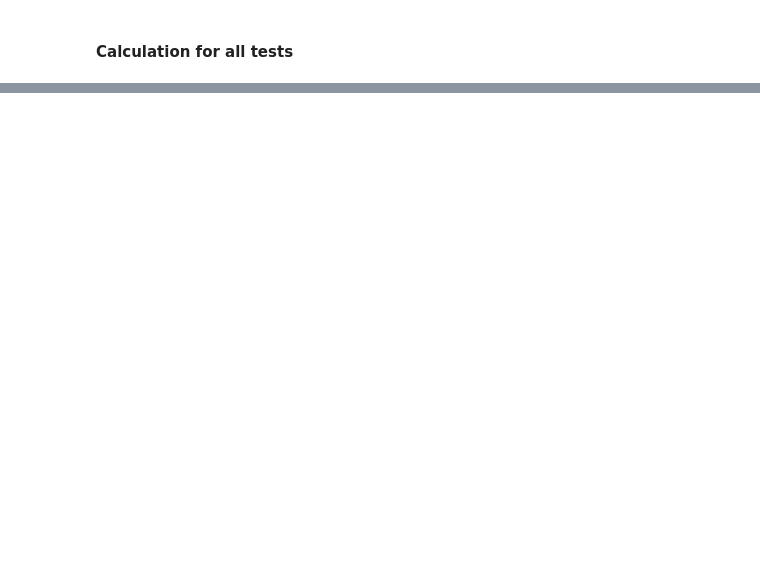
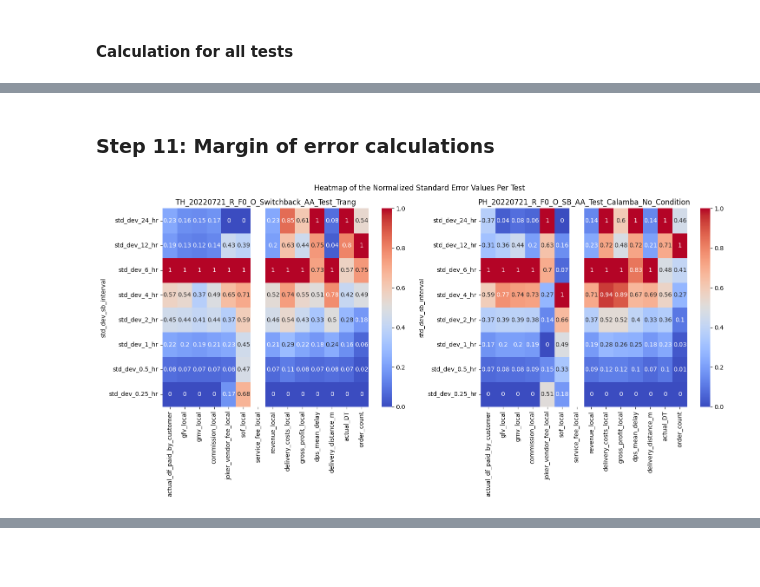
Before and after one commit to omar-elmaria/switchback_test_dag, a Jupyter notebook: notebooks/deep_dive_analyses.ipynb, the cells around one changed output, grey strips where cells are left out. Cells and saved outputs as stored; diff of their text form; code cells hidden in the pictures; blank space fills up the shorter version.

```diff
--- a/notebooks/deep_dive_analyses.ipynb
+++ b/notebooks/deep_dive_analyses.ipynb
@@ -157,5 +199,5 @@ def df_clean_func(df, test_name):
 # %%
-def hr_interval_func(sb_interval):
+def hr_interval_func_deterministic(sb_interval):
     bins = int(24 / sb_interval) # The number of bins by which we will divide the range from 0 to 24. A 2-hour switchback interval will have 12 bin --> [0, 2), [2, 4), [4, 6), ... [22, 24)
     if sb_interval >= 1:
         end_of_range = 25
@@ -538,0 +616,2 @@ df_pval_t_test_sims
+# %% [markdown]
+### Step 11: Margin of error calculations
@@ -538,0 +670,9 @@ df_pval_t_test_sims
+# %%
+df_t_test_std_error, df_agg_units_std_error = std_error_df_generator_func(
+    df = df_raw_data,
+    test_name = 'TH_20220721_R_F0_O_Switchback_AA_Test_Trang',
+    test_start = dt.date(2022, 7, 21),
+    test_end = dt.date(2022, 8, 17),
+    sb_interval_hr = 2,
+    rand_determ_assign = 'random'
+)
@@ -538,0 +705,36 @@ df_pval_t_test_sims
+# %%
+df_std_error_sims = []
+
+for i in range(0, 60): # 60 simulations
+    df_std_error_iter = []
+    for test in params:
+        df_std_error_iter.append(std_error_for_diff_sb_intervals_func(exp_name = test['exp_name'], exp_start = test['exp_start'], exp_end = test['exp_end']))
+
+    df_std_error_iter = pd.concat(df_std_error_iter)
+    df_std_error_iter['sim_run'] = i + 1
+    df_std_error_iter.set_index('sim_run', append = True, inplace = True)
+
+    df_std_error_sims.append(df_std_error_iter)
+
+# Display the data frame with a formatted style
+df_std_error_sims = pd.concat(df_std_error_sims)
+# %%
+# Prepare a matrix for the heatmap plot
+status = 'Off'
+df_std_error_heatmap = df_std_error_sims[df_std_error_sims.index.get_level_values('treatment_status_by_time') == status].groupby(['test_name', 'std_dev_sb_interval', 'treatment_status_by_time']).mean()\
+    .sort_values(by = ['test_name', 'sb_interval_for_sorting'], axis = 0, ascending = False).droplevel(level = 2, axis = 0).drop('sb_interval_for_sorting', axis = 1)
+
+# Draw a heatmap out of the standard errors
+fig, ax = plt.subplots(nrows = 1, ncols = 2, figsize = (15,7.5))
+sns.heatmap(
+    df_std_error_heatmap.xs('TH_20220721_R_F0_O_Switchback_AA_Test_Trang', axis = 0, level = 0).apply(lambda x: round((x - min(x)) / (max(x) - min(x)), 2)),
+    cmap = 'coolwarm', annot = True, ax = ax[0])
+ax[0].set_title('TH_20220721_R_F0_O_Switchback_AA_Test_Trang')
+sns.heatmap(
+    df_std_error_heatmap.xs('PH_20220721_R_F0_O_SB_AA_Test_Calamba_No_Condition', axis = 0, level = 0).apply(lambda x: round((x - min(x)) / (max(x) - min(x)), 2)),
+    cmap = 'coolwarm', annot = True, ax = ax[1])
+ax[1].set_title('PH_20220721_R_F0_O_SB_AA_Test_Calamba_No_Condition')
+plt.suptitle('Heatmap of the Normalized Standard Error Values Per Test')
+plt.tight_layout()
+# %% [output]
+[figure, added]
```
Also changed, not shown: parts of 30 cells of this notebook.
